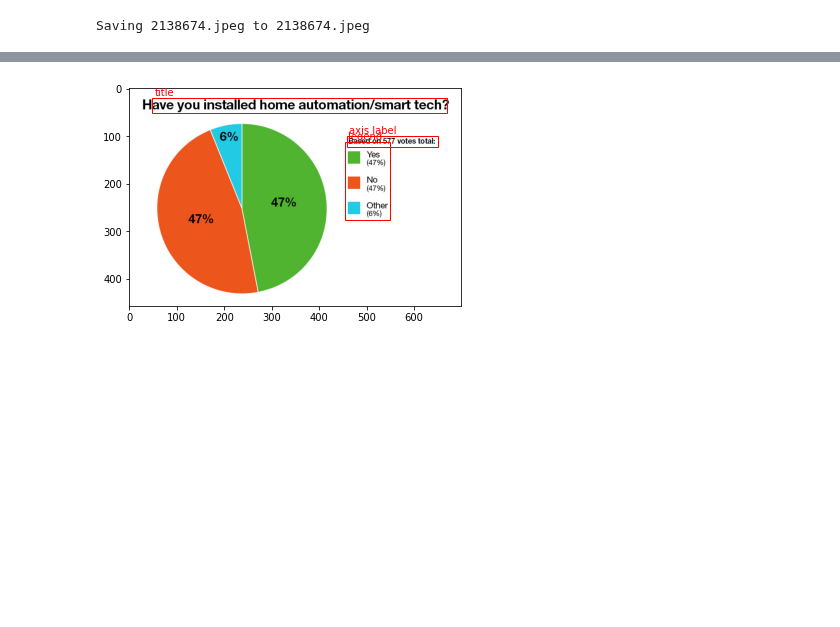
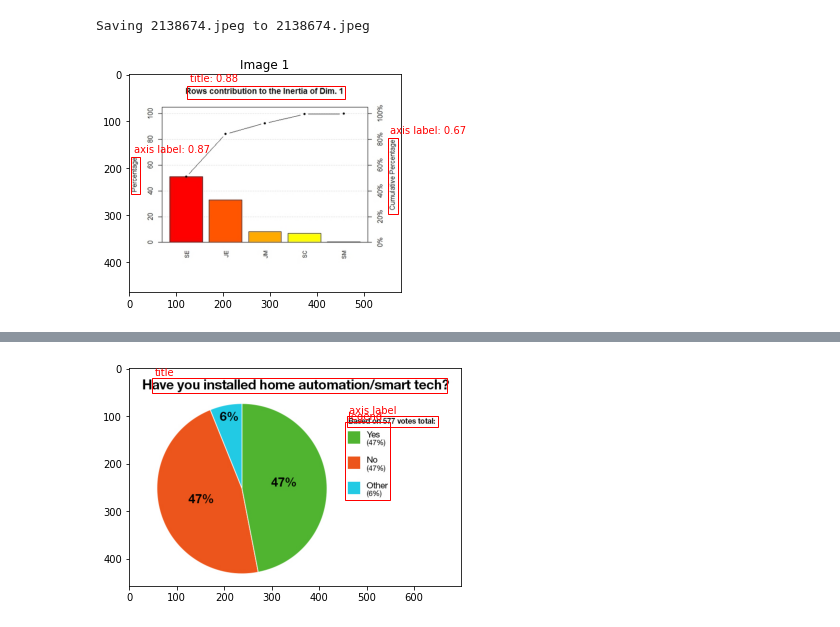
Before and after one commit to anirudh-g/Msc-Data-science, a Jupyter notebook: Object_detection.ipynb, the cells around one changed output, grey strips where cells are left out. Drawn from its saved outputs; the diff is of its cells as text; code cells hidden in the pictures; blank space fills up the shorter version.

Commit message:
Working on false positive filter

```diff
--- a/Object_detection.ipynb
+++ b/Object_detection.ipynb
@@ -113,8 +98,17 @@ uploaded = files.upload()
 # %% [output]
 [interactive output not drawn]
 Saving 2138674.jpeg to 2138674.jpeg
+# %%
+model2 = core.Model.load('/content/drive/My Drive/Colab Notebooks/Object detection model.pth', ['title', 'legend', 'axis label'])
 # %%
 image2 = utils.read_image('2138674.jpeg')
+# %%
+images =[]
+images.append(image2)
+# %%
+visualize.plot_prediction_grid(model2, images, score_filter=0.6)
+# %% [output]
+[figure, added]
 # %%
 predictions = model.predict_top(image2)
 labels, boxes, scores = predictions
```
Also changed, not shown: parts of 13 cells of this notebook.
